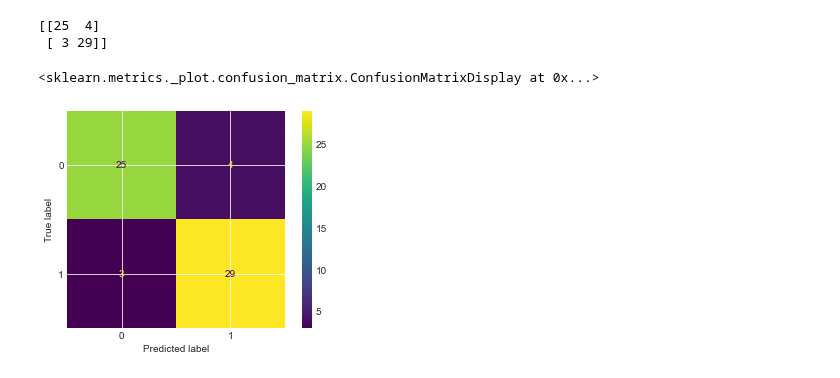
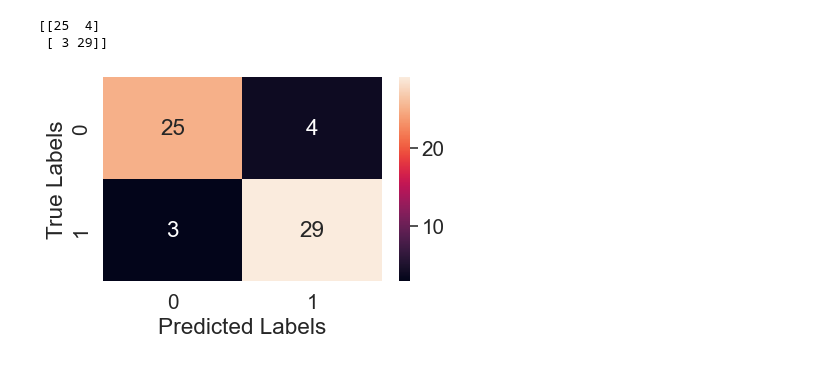
Before and after one commit to muhammadanas0716/Machine-Learning-101, a Jupyter notebook: Heart Disease Classification/Heart Disease Classification.ipynb, the cells around one changed output. Cells and saved outputs as stored; diff of their text form; code cells hidden in the pictures.

```diff
--- a/Heart Disease Classification/Heart Disease Classification.ipynb
+++ b/Heart Disease Classification/Heart Disease Classification.ipynb
@@ -849,6 +849,3 @@ print(confusion_matrix(y_test, y_preds))
 # %% [output]
 [[25  4]
  [ 3 29]]
-# %%
-sns.set(font_size = 1.5)
-def plot_conf
@@ -857,5 +852,16 @@ from sklearn.metrics import plot_confusion_matrix
-# %%
-plot_confusion_matrix(grid_search_log_reg, X_test, y_test)
-# %% [output]
-<sklearn.metrics._plot.confusion_matrix.ConfusionMatrixDisplay at 0x...>
-[figure, removed]
+# %%
+sns.set(font_scale = 1.5)
+
+def plot_conf_matrix(y_test, y_preds):
+    """
+    Plots a nice looking confusion matrix using Seaborns heatmap
+    """
+
+    fig, ax = plt.subplots(figsize = (5, 3), dpi=90)
+    ax = sns.heatmap(confusion_matrix(y_test, y_preds), annot=True, cbar=True)
+    plt.xlabel("Predicted Labels")
+    plt.ylabel("True Labels")
+    plt.show()
+plot_conf_matrix(y_test, y_preds)
+# %% [output]
+[figure, added]
```
Also changed, not shown: parts of 2 cells of this notebook.
